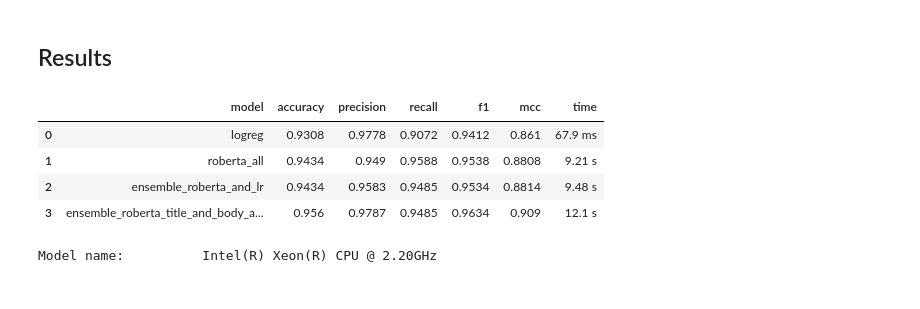
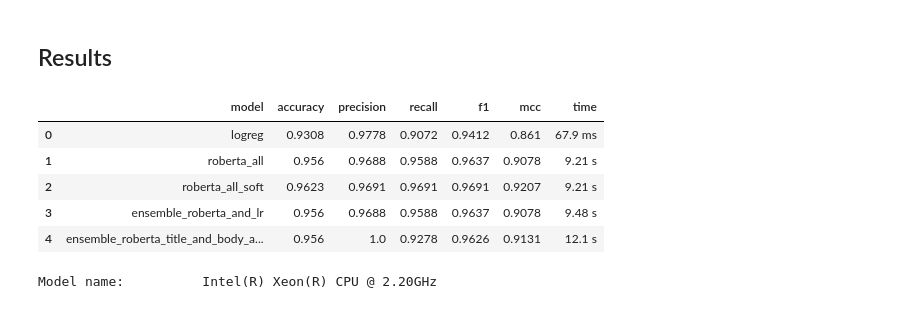
Before and after one commit to ryptoc/4N-Negative-News-Neural-Nets---ML-Project, a Jupyter notebook: project/performance/Performance.ipynb, the cells around one changed output. Saved outputs shown, nothing was run; the diff lists cells and outputs as text; code cells hidden in the pictures.

```diff
--- a/project/performance/Performance.ipynb
+++ b/project/performance/Performance.ipynb
@@ -57,7 +54,7 @@ from data_preprocess import getTrainData, getTestData
 # %%
-train_data_all = getTrainData(include_random=True) # article title + body
-train_data_title = getTrainData(include_random=True, n_sentences=0) # article title
-train_data_body = getTrainData(include_random=True, no_title=True) # article body
+train_data_all = getTrainData(include_random=True, shuffle=True) # article title + body
+train_data_title = getTrainData(include_random=True, n_sentences=0, shuffle=True) # article title
+train_data_body = getTrainData(include_random=True, no_title=True, shuffle=True) # article body
 
 test_data_all = getTestData() # article title + body
 test_data_title = getTestData(n_sentences=0) # article title
@@ -114,10 +111,12 @@ model_args.batch_size = 16
 model_args.learning_rate = 2e-5
 model_args.overwrite_output_dir = True
 model_args.max_seq_length = 512
+model_args.no_cache=True
 model_args.max_grad_norm = 1
 model_args.use_multiprocessing = True
 model_args.manual_seed = 4
 model_args.reprocess_input_data = True
+model_args.evaluate_during_training = False
 model_args.labels_list = [0, 1]
 # %%
 # Train
@@ -152,3 +153,8 @@ result_roberta_all
+# %%
+roberta_all_prob = roberta_predic_proba(roberta_all, test_data_all['text'].array)
+roberta_all_prob = roberta_all_prob[:, 0]
+predictions_roberta_soft = np.where(roberta_all_prob > 0.5, 0, 1)
+result_roberta_all_soft = getResults("roberta_all_soft", labels, predictions_roberta_soft, "9.21 s")
 # %% [markdown]
 ### Ensemble: RoBERTa + LR
 # %%
@@ -170,8 +176,8 @@ def ensemble_roberta_lr_predict(roberta, vectorizer, logreg, X_test):
     prob_rb = roberta_predic_proba(roberta, X_test)
     prob_lr = logreg_predict_proba(vectorizer, logreg, X_test)
 
-    w_lr = 1 # LR MCC cv6 score
-    w_rf = 1 # RoBERTa MCC cv6 score
+    w_lr = 0.877 # LR MCC cv6 score
+    w_rf = 0.901 # RoBERTa MCC cv6 score
 
     prob_lr = prob_lr[:, 0]
     prob_rb = prob_rb[:, 0]
@@ -264,14 +258,15 @@ result_ensemble_roberta_title_and_body_and_lr = getResults("ensemble_roberta_tit
 # %% [markdown]
 ## Results
 # %%
-results = pd.concat([result_logreg, result_roberta_all, result_ensemble_roberta_and_lr, result_ensemble_roberta_title_and_body_and_lr], ignore_index=True)
+results = pd.concat([result_logreg, result_roberta_all, result_roberta_all_soft, result_ensemble_roberta_and_lr, result_ensemble_roberta_title_and_body_and_lr], ignore_index=True)
 results
 # %% [output]
 |  | model | accuracy | precision | recall | f1 | mcc | time |
 | 0 | logreg | 0.9308 | 0.9778 | 0.9072 | 0.9412 | 0.861 | 67.9 ms |
-| 1 | roberta_all | 0.9434 | 0.949 | 0.9588 | 0.9538 | 0.8808 | 9.21 s |
-| 2 | ensemble_roberta_and_lr | 0.9434 | 0.9583 | 0.9485 | 0.9534 | 0.8814 | 9.48 s |
-| 3 | ensemble_roberta_title_and_body_a... | 0.956 | 0.9787 | 0.9485 | 0.9634 | 0.909 | 12.1 s |
+| 1 | roberta_all | 0.956 | 0.9688 | 0.9588 | 0.9637 | 0.9078 | 9.21 s |
+| 2 | roberta_all_soft | 0.9623 | 0.9691 | 0.9691 | 0.9691 | 0.9207 | 9.21 s |
+| 3 | ensemble_roberta_and_lr | 0.956 | 0.9688 | 0.9588 | 0.9637 | 0.9078 | 9.48 s |
+| 4 | ensemble_roberta_title_and_body_a... | 0.956 | 1.0 | 0.9278 | 0.9626 | 0.9131 | 12.1 s |
 # %%
 !lscpu |grep 'Model name'
 # %% [output]
```
Also changed, not shown: parts of 20 cells of this notebook.
